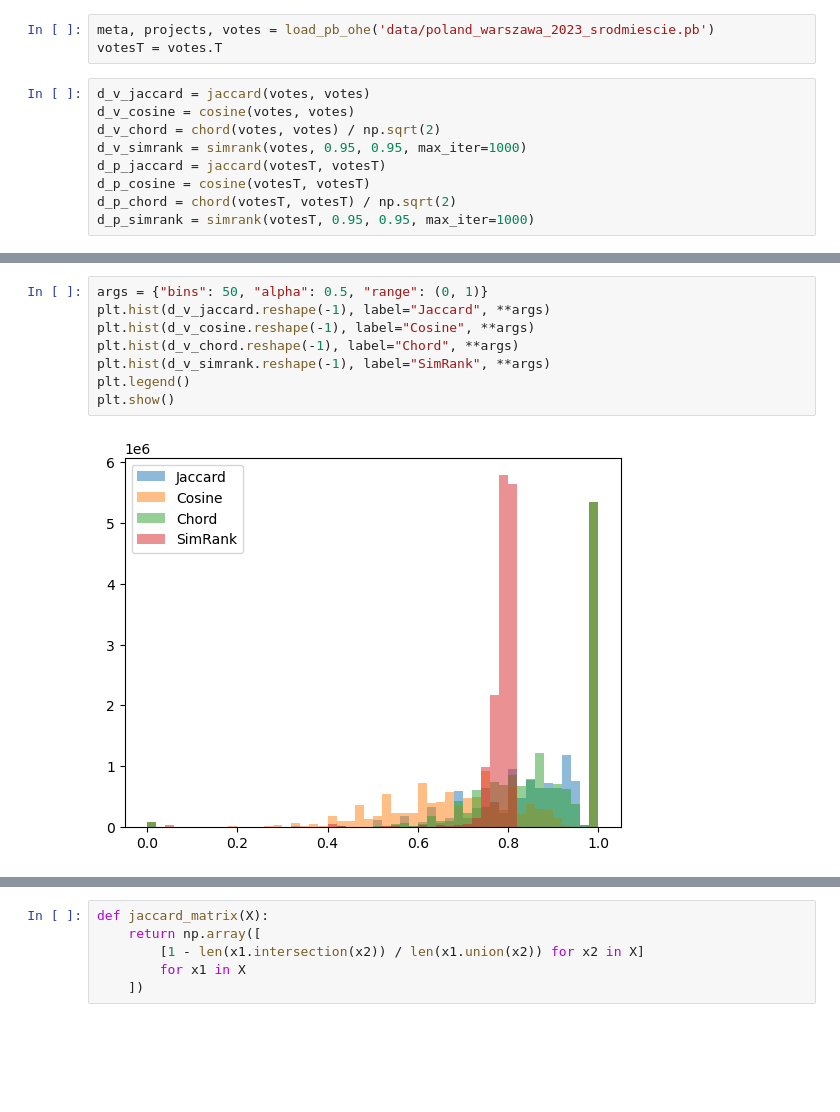
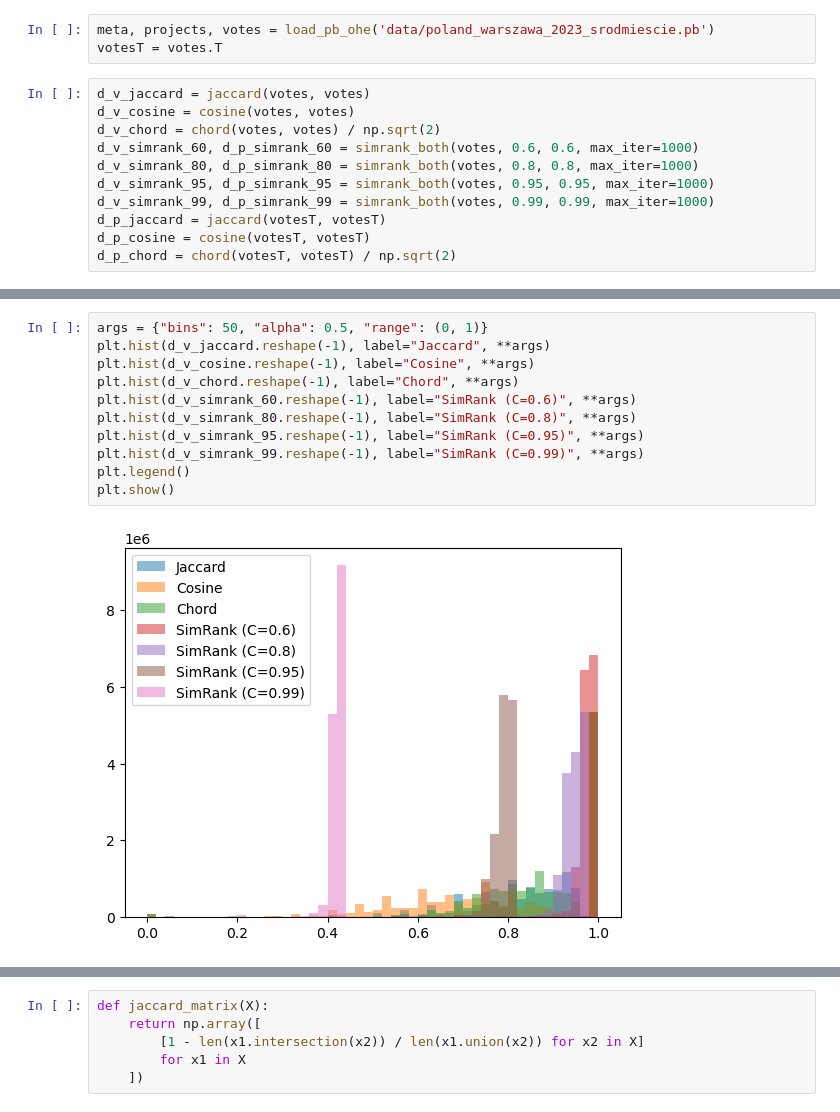
Before and after one commit to greg19/msc, a Jupyter notebook: distance.ipynb, the cells around one changed output, grey strips where cells are left out. Saved outputs shown, nothing was run; the diff lists cells and outputs as text; blank space fills up the shorter version.

```diff
--- a/distance.ipynb
+++ b/distance.ipynb
@@ -130,9 +130,11 @@ votesT = votes.T
 d_v_jaccard = jaccard(votes, votes)
 d_v_cosine = cosine(votes, votes)
 d_v_chord = chord(votes, votes) / np.sqrt(2)
-d_v_simrank = simrank(votes, 0.95, 0.95, max_iter=1000)
+d_v_simrank_60, d_p_simrank_60 = simrank_both(votes, 0.6, 0.6, max_iter=1000)
+d_v_simrank_80, d_p_simrank_80 = simrank_both(votes, 0.8, 0.8, max_iter=1000)
+d_v_simrank_95, d_p_simrank_95 = simrank_both(votes, 0.95, 0.95, max_iter=1000)
+d_v_simrank_99, d_p_simrank_99 = simrank_both(votes, 0.99, 0.99, max_iter=1000)
 d_p_jaccard = jaccard(votesT, votesT)
 d_p_cosine = cosine(votesT, votesT)
 d_p_chord = chord(votesT, votesT) / np.sqrt(2)
-d_p_simrank = simrank(votesT, 0.95, 0.95, max_iter=1000)
 # %% [output]
@@ -156,13 +158,16 @@ Iteration 191 norm is (4.768979594383247e-06, 4.82932582678817e-06)
 # %%
 args = {"bins": 50, "alpha": 0.5, "range": (0, 1)}
 plt.hist(d_v_jaccard.reshape(-1), label="Jaccard", **args)
 plt.hist(d_v_cosine.reshape(-1), label="Cosine", **args)
 plt.hist(d_v_chord.reshape(-1), label="Chord", **args)
-plt.hist(d_v_simrank.reshape(-1), label="SimRank", **args)
+plt.hist(d_v_simrank_60.reshape(-1), label="SimRank (C=0.6)", **args)
+plt.hist(d_v_simrank_80.reshape(-1), label="SimRank (C=0.8)", **args)
+plt.hist(d_v_simrank_95.reshape(-1), label="SimRank (C=0.95)", **args)
+plt.hist(d_v_simrank_99.reshape(-1), label="SimRank (C=0.99)", **args)
 plt.legend()
 plt.show()
 # %% [output]
-[figure, old version]
+[figure, new version]
 # %%
 args = {"bins": 50, "alpha": 0.5, "range": (0, 1)}
 plt.hist(d_p_jaccard.reshape(-1), label="Jaccard", **args)
```
Also changed, not shown: parts of 4 cells of this notebook, 2 other files.
